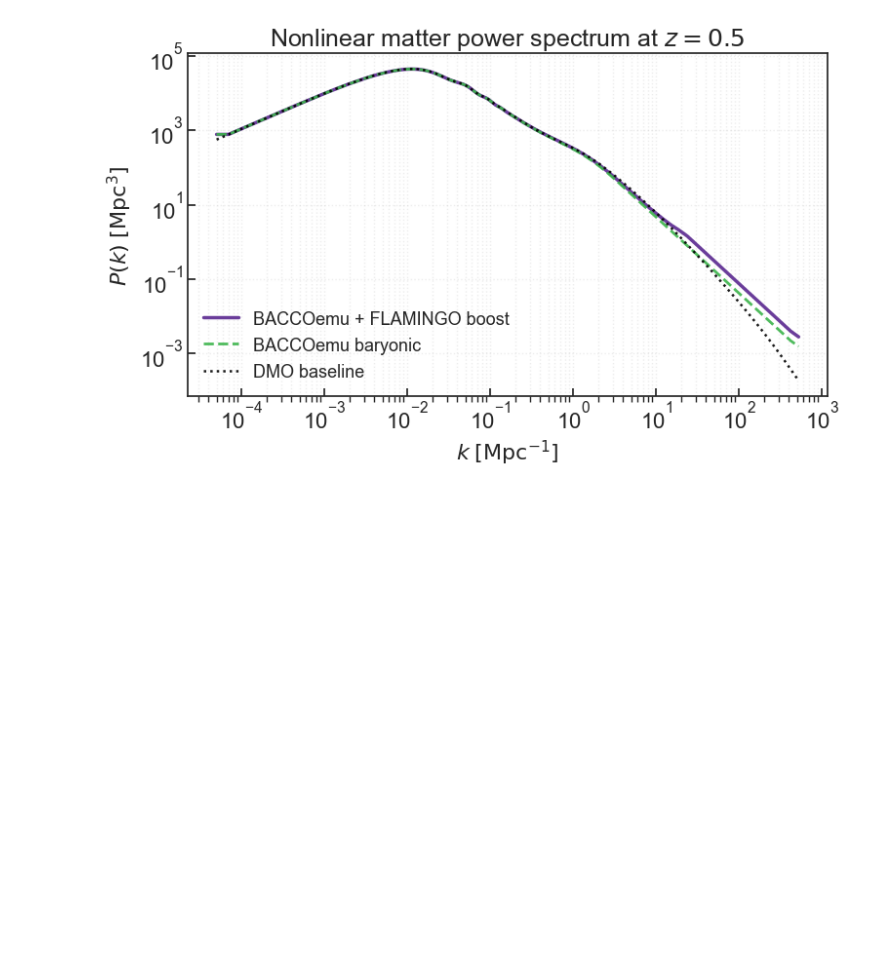
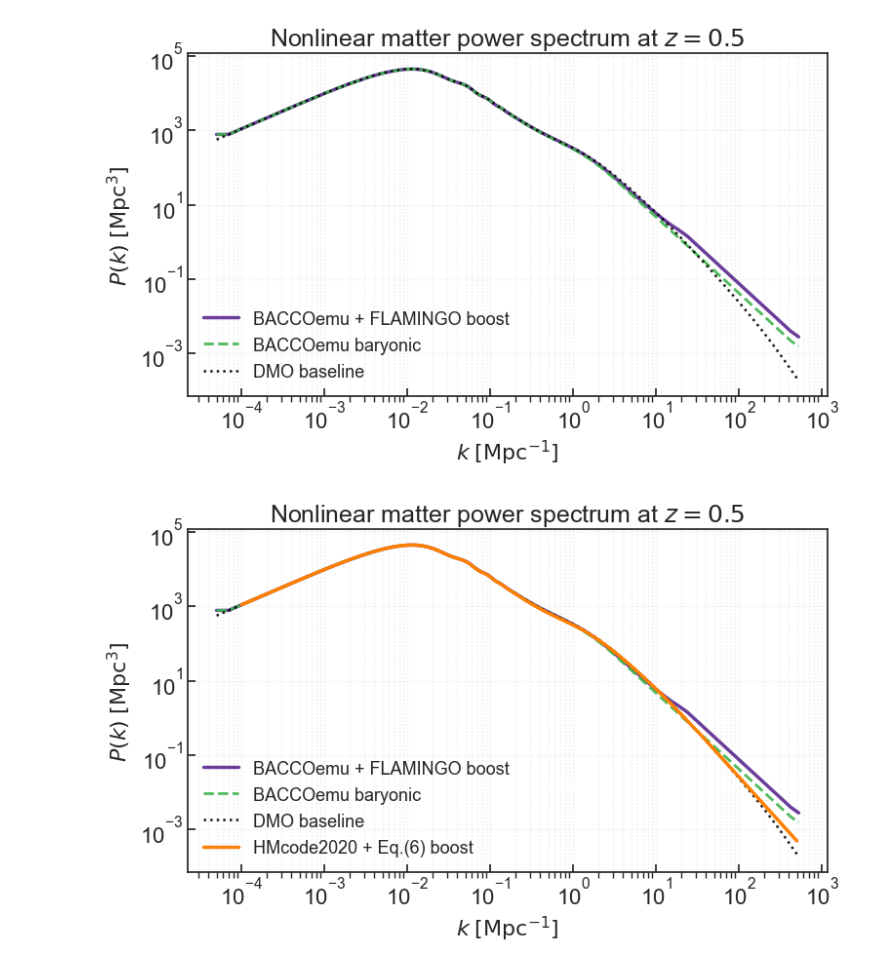
Before and after one commit to cloe-org/playground, a Jupyter notebook: tutorials/cosmology/baryon_boost.ipynb, the cells around one changed output. Cells and saved outputs as stored; diff of their text form; code cells hidden in the pictures; blank space fills up the shorter version.

Commit message:
added example with an analytical boost

```diff
--- a/tutorials/cosmology/baryon_boost.ipynb
+++ b/tutorials/cosmology/baryon_boost.ipynb
@@ -655,0 +710,27 @@ plt.show()
+# %%
+fig, ax = plt.subplots(figsize=(8, 5))
+
+ax.loglog(
+    k_eval,
+    Pk_bacco_with_flamingo,
+    color="#6a3d9a",
+    lw=2.5,
+    label="BACCOemu + FLAMINGO boost",
+)
+
+# Optional references (already available in the notebook)
+ax.loglog(k_eval, Pk_bacco, color="#3cb44b", lw=2, ls="--", alpha=0.9, label="BACCOemu baryonic")
+ax.loglog(k_eval, Pk_dmo, color="black", lw=1.8, ls=":", alpha=0.9, label="DMO baseline")
+ax.loglog(k_eval_hm, Pk_eq6, color="#ff7f00", lw=2.5, label="HMcode2020 + Eq.(6) boost")
+
+ax.set_xlabel(r"$k\;[\mathrm{Mpc}^{-1}]$")
+ax.set_ylabel(r"$P(k)\;[\mathrm{Mpc}^3]$")
+ax.set_title(r"Nonlinear matter power spectrum at $z={}$".format(z_ref[0]))
+ax.grid(True, which="both", ls=":", alpha=0.35)
+ax.legend(frameon=False)
+ax.tick_params(direction="in")
+
+plt.tight_layout()
+plt.show()
+# %% [output]
+[figure, added]
```
Also changed, not shown: parts of 1 cell of this notebook, 1 other file.
